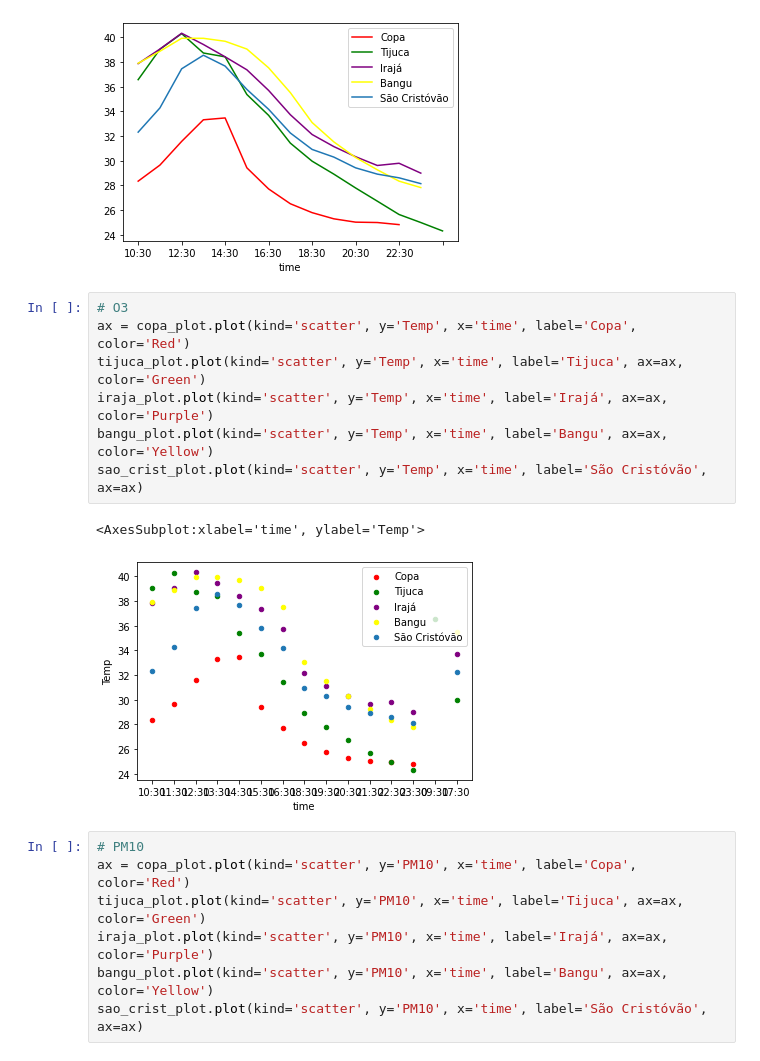
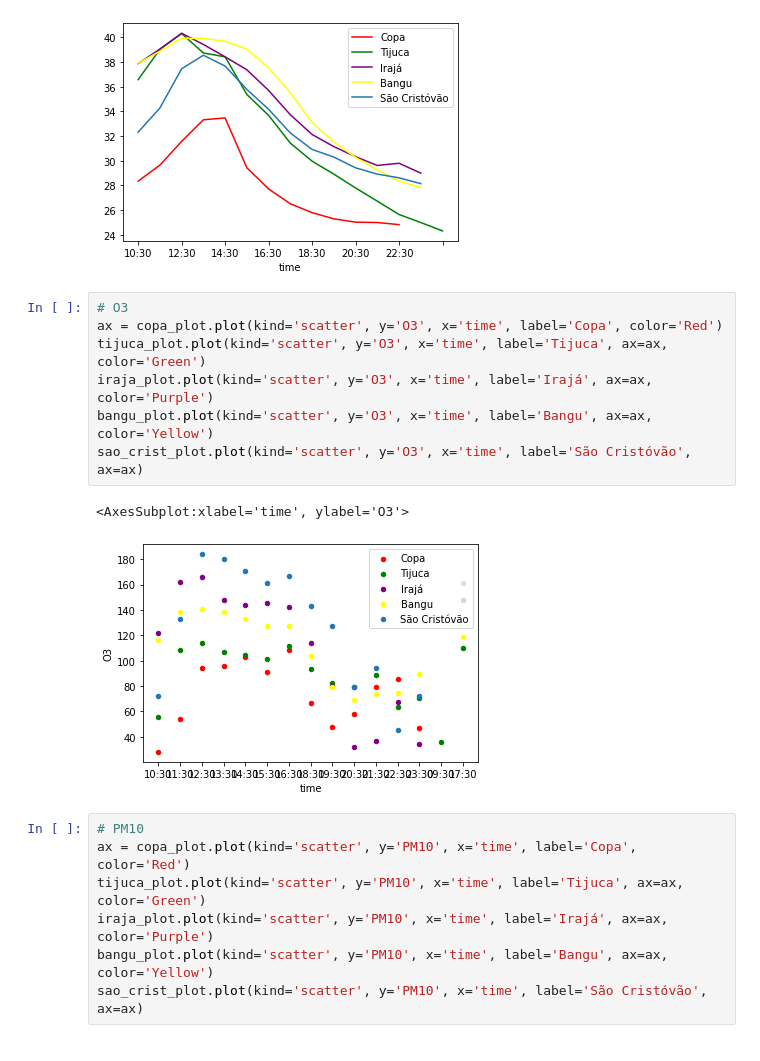
Before and after one commit to KeithFabre/analytica-process, a Jupyter notebook: data_analysis/analysis_pt_br.ipynb, the cells around one changed output. Saved outputs shown, nothing was run; the diff lists cells and outputs as text.

Commit message:
corrected O3 graph

```diff
--- a/data_analysis/analysis_pt_br.ipynb
+++ b/data_analysis/analysis_pt_br.ipynb
@@ -219,14 +218,14 @@ sao_crist_plot.plot(x='time', y='Temp', label='São Cristóvão', ax=ax)
 [figure]
 # %%
 # O3
-ax = copa_plot.plot(kind='scatter', y='Temp', x='time', label='Copa', color='Red')
-tijuca_plot.plot(kind='scatter', y='Temp', x='time', label='Tijuca', ax=ax, color='Green')
-iraja_plot.plot(kind='scatter', y='Temp', x='time', label='Irajá', ax=ax, color='Purple')
-bangu_plot.plot(kind='scatter', y='Temp', x='time', label='Bangu', ax=ax, color='Yellow')
-sao_crist_plot.plot(kind='scatter', y='Temp', x='time', label='São Cristóvão', ax=ax)
+ax = copa_plot.plot(kind='scatter', y='O3', x='time', label='Copa', color='Red')
+tijuca_plot.plot(kind='scatter', y='O3', x='time', label='Tijuca', ax=ax, color='Green')
+iraja_plot.plot(kind='scatter', y='O3', x='time', label='Irajá', ax=ax, color='Purple')
+bangu_plot.plot(kind='scatter', y='O3', x='time', label='Bangu', ax=ax, color='Yellow')
+sao_crist_plot.plot(kind='scatter', y='O3', x='time', label='São Cristóvão', ax=ax)
 # %% [output]
-<AxesSubplot:xlabel='time', ylabel='Temp'>
+<AxesSubplot:xlabel='time', ylabel='O3'>
-[figure, old version]
+[figure, new version]
 # %%
 # PM10
 ax = copa_plot.plot(kind='scatter', y='PM10', x='time', label='Copa', color='Red')
```
Also changed, not shown: parts of 2 cells of this notebook.
